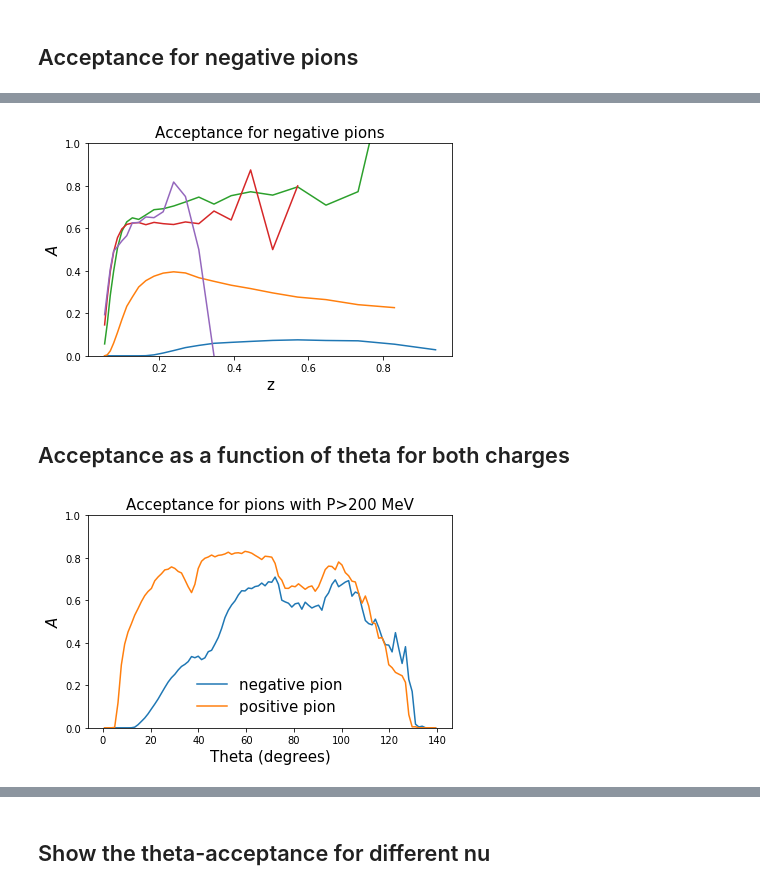
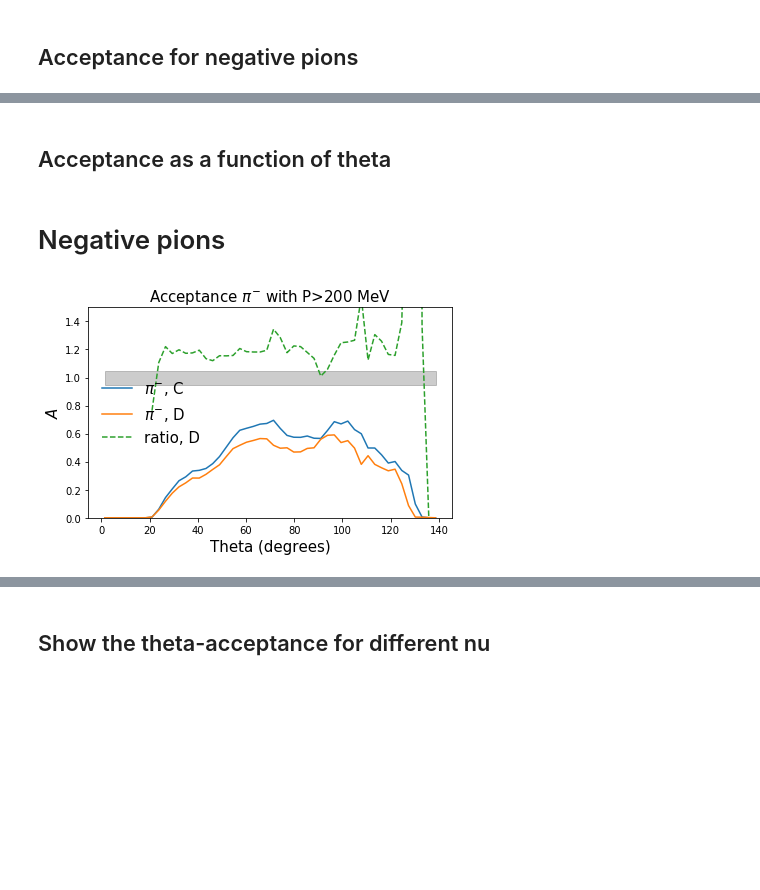
Before and after one commit to miguelignacio/eg2dihadron, a Jupyter notebook: Acceptance.ipynb, the cells around one changed output, grey strips where cells are left out. Drawn from its saved outputs; the diff is of its cells as text; code cells hidden in the pictures; blank space fills up the shorter version.

```diff
--- a/Acceptance.ipynb
+++ b/Acceptance.ipynb
@@ -28,4 +26,7 @@ def getdatainChunks(filename,treename):
 
     #print dataframe.shape[0]
     return dataframe
+# %%
+accept = {}
+thrown = {}
 # %%
@@ -43,0 +52,16 @@ for i , name in enumerate(Files):
+# %%
+thrown['D'] = None
+accept['D'] = None
+
+path = '/mnt/c/Users/marratia/Linux/MC_D/'
+
+Files = listdir(path)
+print 'A total of ' , len(Files), ' files'
+for i , name in enumerate(Files):
+    filename = path+name
+    print filename
+    accept['D'] = pd.concat([ accept['D'] , getdatainChunks(filename,'tree_accept')])
+    thrown['D'] = pd.concat([ thrown['D'] , getdatainChunks(filename,'tree_thrown')])
+
+    #if i>20:
+    #    break
@@ -112,51 +196,34 @@ plt.show()
-# %%
-Edges = [0,25,50,75,100,125]
-bins = [(x, y) for (x, y) in zip(Edges[:-1], Edges[1:])]
-
-zbins = np.logspace(np.log10(0.05), np.log10(1.0),25)
-for j, ibin in enumerate(bins):
-    query = 'pid==-211 and Theta>%2.2f and Theta<=%2.2f'%(ibin[0],ibin[1])
-    num,x = np.histogram(accept.query(query)['Zh'],range=(0,1.0),bins=zbins)
-    den, x = np.histogram(thrown.query(query)['Zh'],range=(0,1.0),bins=zbins)
-    x = (x[:-1] + x[1:])/2.0
-    ratio = np.true_divide(num,den)
-    label = '%2.0f$<\Theta<$%2.0f'%(ibin[0],ibin[1])
-    plt.plot(x,ratio,label=label)
-
-plt.title('Acceptance for negative pions',fontsize=15)
-plt.ylabel('$A$',fontsize=15)
-plt.xlabel('z',fontsize=15)
-
-plt.ylim([0.0,1.0])
-plt.tight_layout()
-plt.savefig('Acceptance_z_piminus.png')
-plt.show()
-# %% [output]
-[figure, removed]
 # %% [markdown]
-## Acceptance as a function of theta for both charges
+## Acceptance as a function of theta
+# %% [markdown]
+# Negative pions
 # %%
-query = 'pid==-211 and P>0.2'
-num,x = np.histogram(accept.query(query)['Theta'],range=(0,140),bins=100)
-den, x = np.histogram(thrown.query(query)['Theta'],range=(0,140),bins=100)
+query = 'pid==-211 and P>0.2 and P<1.0'
+num,x = np.histogram(accept['C'].query(query)['Theta'],range=(0,140),bins=50)
+den, x = np.histogram(thrown['C'].query(query)['Theta'],range=(0,140),bins=50)
 x = (x[:-1] + x[1:])/2.0
-ratio = np.true_divide(num,den)
-plt.plot(x,ratio,label='negative pion')
+ratio_C = np.true_divide(num,den)
+plt.plot(x,ratio_C,label='$\pi^{-}$, C')
 
-query = 'pid==+211 and P>0.2'
-num,x = np.histogram(accept.query(query)['Theta'],range=(0,140),bins=100)
-den, x = np.histogram(thrown.query(query)['Theta'],range=(0,140),bins=100)
+num,x = np.histogram(accept['D'].query(query)['Theta'],range=(0,140),bins=50)
+den, x = np.histogram(thrown['D'].query(query)['Theta'],range=(0,140),bins=50)
 x = (x[:-1] + x[1:])/2.0
-ratio = np.true_divide(num,den)
-plt.plot(x,ratio,label='positive pion')
+ratio_D= np.true_divide(num,den)
+plt.plot(x,ratio_D,label='$\pi^{-}$, D')
 
-plt.title('Acceptance for pions with P>200 MeV',fontsize=15)
+ratio_acceptance = np.true_divide(ratio_C,ratio_D)
+plt.plot(x,ratio_acceptance,label='ratio, D',ls='--')
+
+
+plt.title('Acceptance $\pi^{-}$ with P>200 MeV',fontsize=15)
 plt.ylabel('$A$',fontsize=15)
 plt.xlabel('Theta (degrees)',fontsize=15)
 plt.legend(frameon=False,fontsize=15)
-plt.ylim([0.0,1.0])
+plt.ylim([0.0,1.5])
+plt.fill_between(x,0.95,1.05,alpha=0.2,color='black')
+
 plt.tight_layout()
-plt.savefig('Acceptance_Theta_bothpions.png')
+plt.savefig('Acceptance_Theta_negativepion.png')
 plt.show()
 # %% [output]
-[figure, old version]
+[figure, new version]
```
Also changed, not shown: parts of 16 cells of this notebook.
